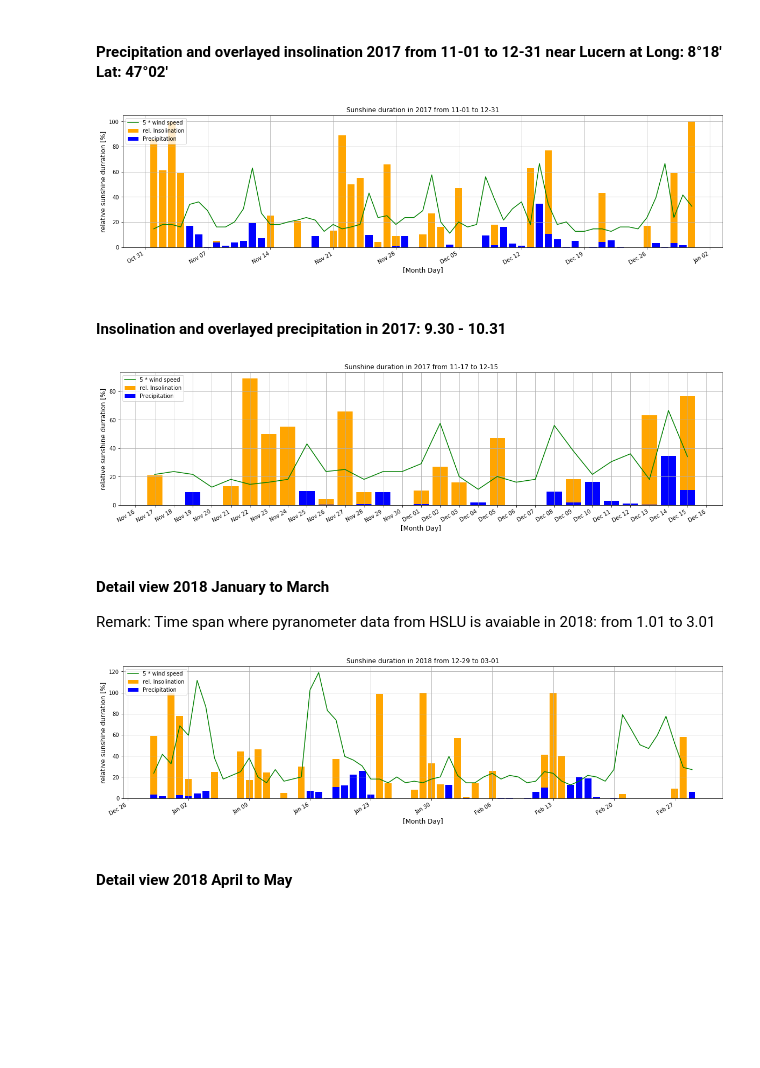
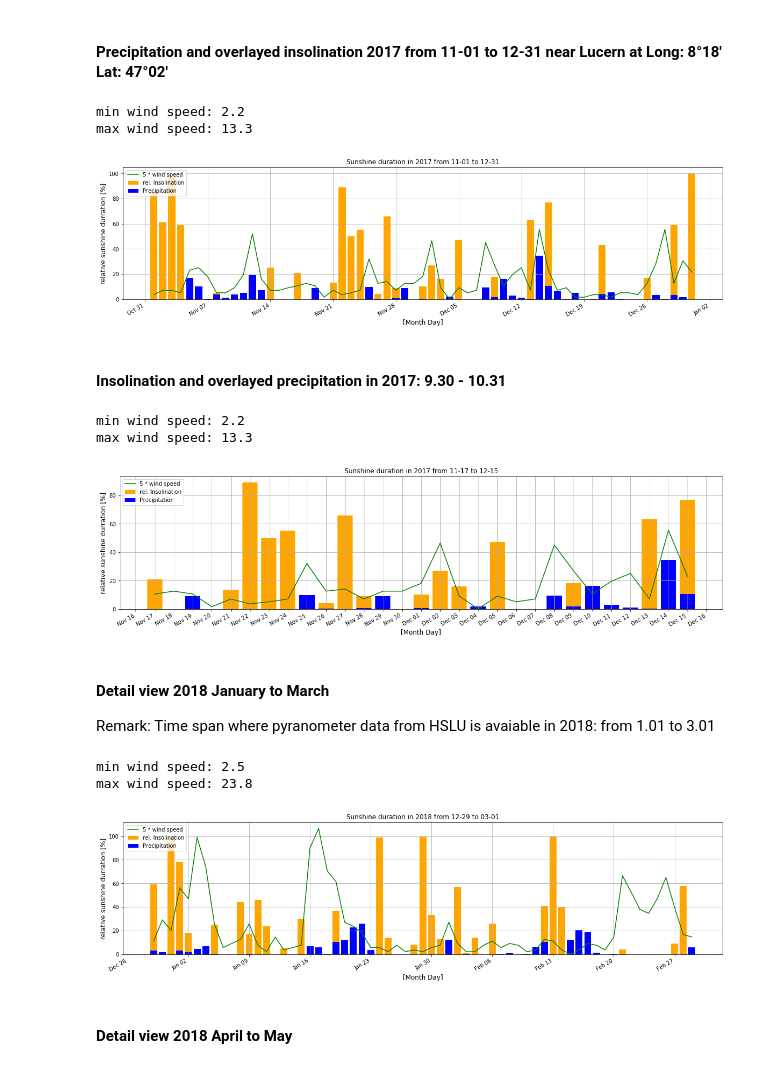
Before and after one commit to ahorv/python_scripts, a Jupyter notebook: precipitation/note_books/rainless_days_with_wind_speed_assessment.ipynb, the cells around one changed output. Drawn from its saved outputs; the diff is of its cells as text; code cells hidden in the pictures; blank space fills up the shorter version.

```diff
--- a/precipitation/note_books/rainless_days_with_wind_speed_assessment.ipynb
+++ b/precipitation/note_books/rainless_days_with_wind_speed_assessment.ipynb
@@ -100,7 +100,11 @@ end   = year + e_day
 
 s_precip_17 = s_precip.loc[start:end]
 s_rel_insol_17 = s_rel_insol.loc[start:end]
-s_wind_speed_17 = 5*(s_wind_speed.loc[start:end])
+s_wind_sp = s_wind_speed.loc[start:end]
+s_wind_speed_17 = 5*(s_wind_sp - s_wind_sp.min())
+print('min wind speed: {}'.format(s_wind_sp.min()))
+print('max wind speed: {}'.format(s_wind_sp.max()))
+
 
 fig, ax = plt.subplots(figsize=(20,5))
 ax.bar(s_rel_insol_17.index, s_rel_insol_17.values, label='rel. Insolination', color= 'orange')
@@ -118,7 +122,9 @@ ax.xaxis.set_major_locator(mdates.WeekdayLocator())
 ax.xaxis.set_major_formatter(mdates.DateFormatter('%b %d'))
 fig.autofmt_xdate()
 # %% [output]
+min wind speed: 2.2
+max wind speed: 13.3
-[figure, old version]
+[figure, new version]
 # %% [markdown]
 #### Insolination and overlayed precipitation in 2017: 9.30 - 10.31
 # %%
@@ -130,7 +136,10 @@ end   = year + e_day
 
 s_precip_17 = s_precip.loc[start:end]
 s_rel_insol_17 = s_rel_insol.loc[start:end]
-s_wind_speed_17 = 5*(s_wind_speed.loc[start:end])
+s_wind_sp = s_wind_speed.loc[start:end]
+s_wind_speed_17 = 5*(s_wind_sp - s_wind_sp.min())
+print('min wind speed: {}'.format(s_wind_sp.min()))
+print('max wind speed: {}'.format(s_wind_sp.max()))
 
 fig, ax = plt.subplots(figsize=(20,5))
 ax.bar(s_rel_insol_17.index, s_rel_insol_17.values, label='rel. Insolination', color= 'orange')
@@ -148,39 +157,46 @@ ax.xaxis.set_major_locator(mdates.DayLocator())
 ax.xaxis.set_major_formatter(mdates.DateFormatter('%b %d'))
 fig.autofmt_xdate()
 # %% [output]
+min wind speed: 2.2
+max wind speed: 13.3
-[figure, old version]
+[figure, new version]
 # %% [markdown]
 #### Detail view 2018 January to March
 Remark: Time span where pyranometer data from HSLU is avaiable in 2018: from 1.01 to 3.01
 # %%
 year1  = '2017-'
 year2  = '2018-'
 s_day = '12-29' # beginning of observation
 e_day = '03-01' # end of observation
 start = year1 + s_day
 end   = year2 + e_day
 
-s_precip_18 = s_precip.loc[start:end]
-s_rel_insol_18 = s_rel_insol.loc[start:end]
-s_wind_speed_17 = 5*(s_wind_speed.loc[start:end])
+s_precip_3 = s_precip.loc[start:end]
+s_rel_insol_3 = s_rel_insol.loc[start:end]
+s_wind_sp = s_wind_speed.loc[start:end]
+s_wind_speed_3 = 5*(s_wind_sp - s_wind_sp.min())
+print('min wind speed: {}'.format(s_wind_sp.min()))
+print('max wind speed: {}'.format(s_wind_sp.max()))
 
 fig, ax = plt.subplots(figsize=(20,5))
-ax.bar(s_rel_insol_18.index, s_rel_insol_18.values, label='rel. Insolination', color= 'orange')
-ax.bar(s_precip_18.index, s_precip_18.values, label='Precipitation', color= 'blue')
-s_wind_speed_17.plot(label='5 * wind speed',color= 'green')
+ax.bar(s_rel_insol_3.index, s_rel_insol_3.values, label='rel. Insolination', color= 'orange')
+ax.bar(s_precip_3.index, s_precip_3.values, label='Precipitation', color= 'blue')
+s_wind_speed_3.plot(label='5 * wind speed',color= 'green')
 
 ax.set_xlabel('[Month Day]', fontsize=12)
 ax.set_ylabel('relative sunshine durration [%]', fontsize=12)
 ax.set_title('Sunshine duration in {} from {} to {}'.format(year2.strip('-'),s_day,e_day))
 ax.legend(loc='upper left')
 ax.grid(b=None, which='major', axis='both')
 
 ax.xaxis.set_major_locator(mdates.WeekdayLocator())
 #ax.xaxis.set_major_locator(mdates.DayLocator())
 ax.xaxis.set_major_formatter(mdates.DateFormatter('%b %d'))
 fig.autofmt_xdate()
 # %% [output]
+min wind speed: 2.5
+max wind speed: 23.8
-[figure, old version]
+[figure, new version]
 # %% [markdown]
 #### Detail view 2018 April to May
 # %%
```
Also changed, not shown: parts of 4 cells of this notebook, 4 other files.
